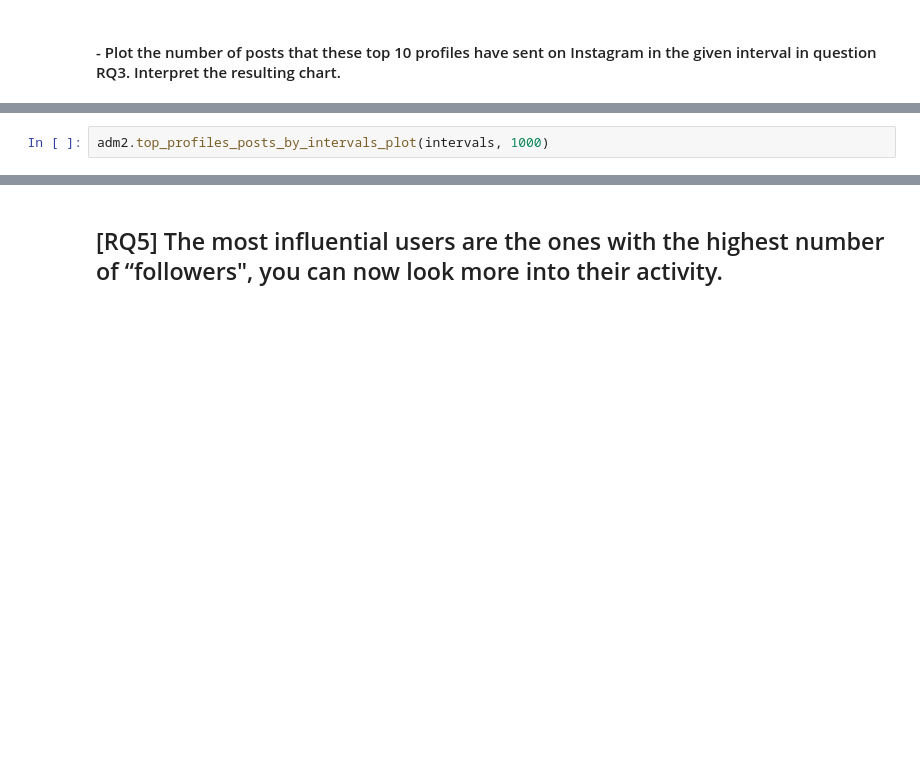
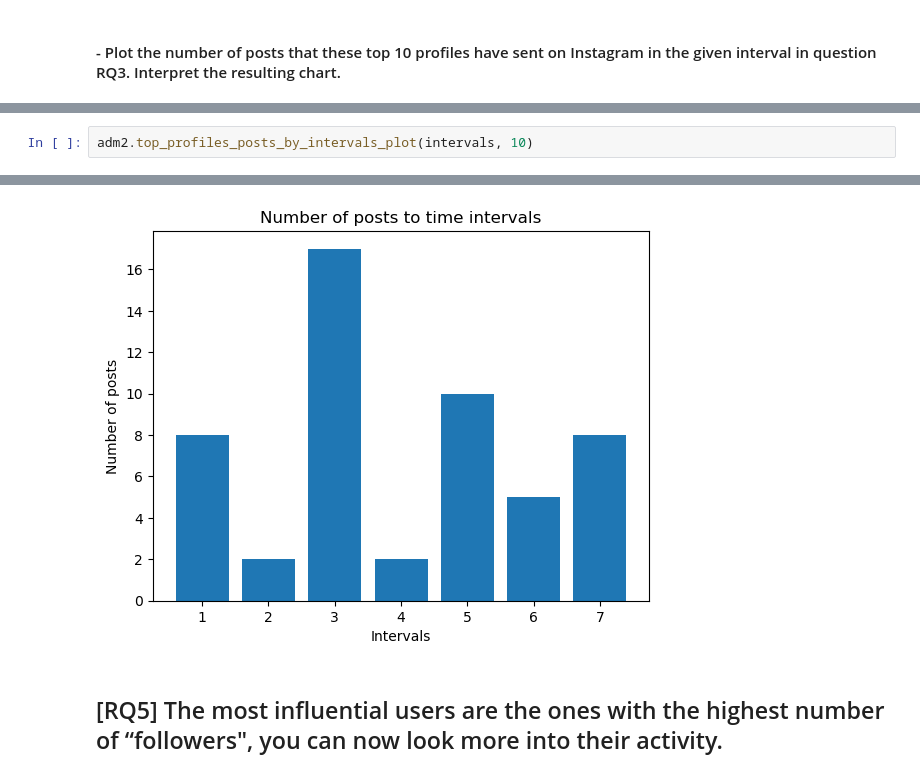
Before and after one commit to Vah1d/ADM-HW2, a Jupyter notebook: HW2.ipynb, the cells around one changed output, grey strips where cells are left out. Cells and saved outputs as stored; diff of their text form; blank space fills up the shorter version.

```diff
--- a/HW2.ipynb
+++ b/HW2.ipynb
@@ -320,3 +222,3 @@ import adm2
 # %%
-adm2.top_profiles_posts_by_intervals_plot(intervals, 1000)
+adm2.top_profiles_posts_by_intervals_plot(intervals, 10)
 # %% [output]
@@ -324,3 +235,4 @@ ParserError: Error tokenizing data. C error: EOF inside string starting at row 8
+[figure, added]
 # %% [markdown]
 ## [RQ5] The most influential users are the ones with the highest number of “followers", you can now look more into their activity.
 # %% [markdown]
```
Also changed, not shown: parts of 22 cells of this notebook, 1 other file.
